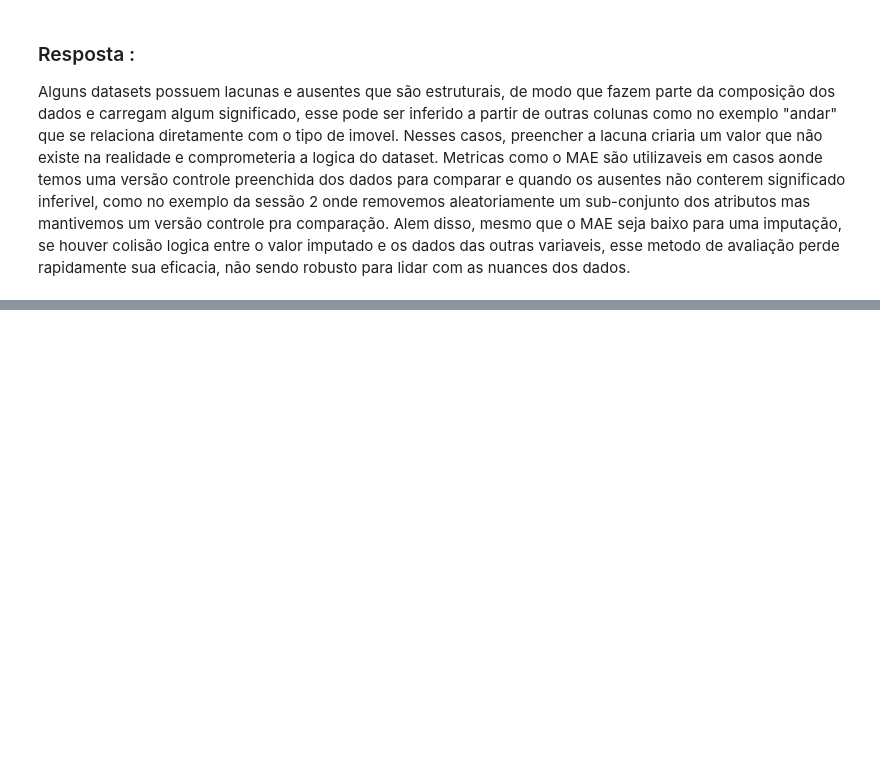
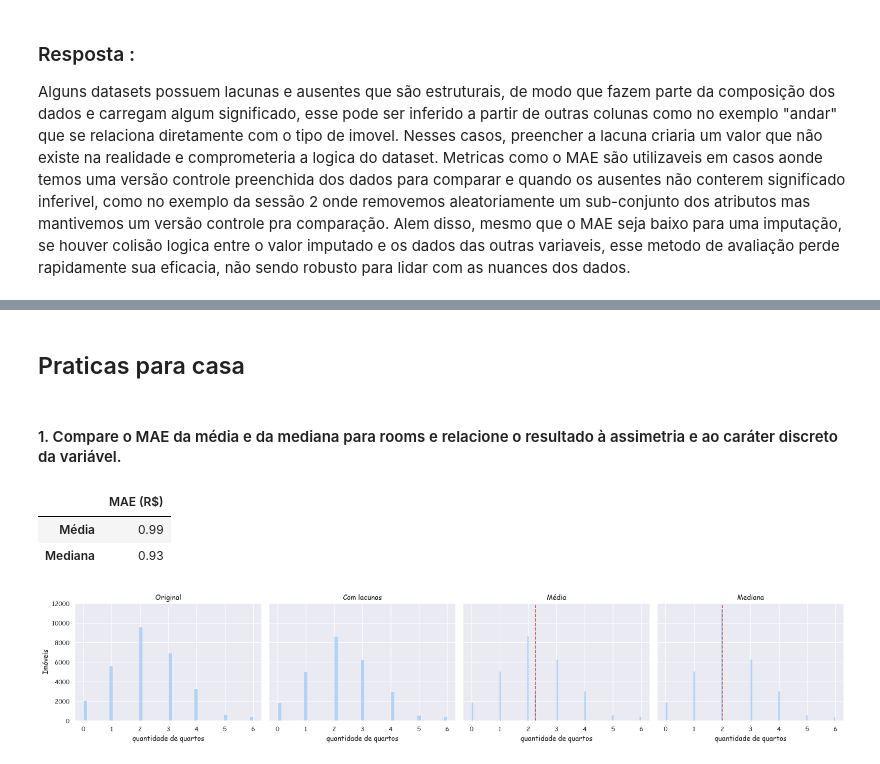
Before and after one commit to JoaoMAraujoJr/DataScience_2026.2, a Jupyter notebook: jupyters/Imputação e Normalização.ipynb, the cells around one changed output, grey strips where cells are left out. Drawn from its saved outputs; the diff is of its cells as text; code cells hidden in the pictures; blank space fills up the shorter version.

Commit message:
fiz a parte de casa

```diff
--- a/jupyters/Imputação e Normalização.ipynb
+++ b/jupyters/Imputação e Normalização.ipynb
@@ -524,0 +539,56 @@ Alguns datasets possuem lacunas e ausentes que são estruturais, de modo que faz
+# %% [markdown]
+## Praticas para casa
+# %% [markdown]
+#### 1. Compare o MAE da média e da mediana para rooms e relacione o resultado à assimetria e ao caráter discreto da variável.
+# %%
+quartos_faltantes_filtro = imoveis_missing["quartos"].isna()
+quartos_mediana = imoveis_missing["quartos"].median()
+quartos_media = rooms_median = imoveis_missing["quartos"].mean()
+quartos_verdadeiro = imoveis_true.loc[quartos_faltantes_filtro,"quartos"]
+
+sns.histplot{
+
+}
+# %%
+pd.Series(
+    {
+        "Média": ((quartos_verdadeiro - quartos_media).abs().mean()),
+        "Mediana": ((quartos_verdadeiro - quartos_mediana).abs().mean())
+    },
+    name="MAE (R$)").round(2).to_frame()
+# %% [output]
+|  | MAE (R$) |
+| Média | 0.99 |
+| Mediana | 0.93 |
+# %%
+rooms_versions = {
+    "Original": imoveis_true.quartos,
+    "Com lacunas": imoveis_missing.quartos,
+    "Média": imoveis_missing.quartos.fillna(quartos_media),
+    "Mediana": imoveis_missing.quartos.fillna(quartos_mediana),
+}
+
+fig, axes = plt.subplots(1, 4, figsize=(20, 4), sharey=True)
+
+max_rooms = int(imoveis_true.quartos.quantile(.99))
+
+for ax, (label, values) in zip(axes, rooms_versions.items()):
+    sns.histplot(
+        values.dropna().clip(upper=max_rooms),
+        ax=ax,
+    )
+    ax.set(
+        title=label,
+        xlabel="quantidade de quartos",
+        ylabel="Imóveis",
+        xticks=range(0, max_rooms + 1),
+    )
+    if label == "Média":
+        ax.axvline(quartos_media, color="#C44E52", linestyle="--")
+    if label == "Mediana":
+        ax.axvline(quartos_mediana, color="#C44E52", linestyle="--")
+
+plt.tight_layout()
+plt.show()
+# %% [output]
+[figure, added]
```
Also changed, not shown: parts of 12 cells of this notebook.
